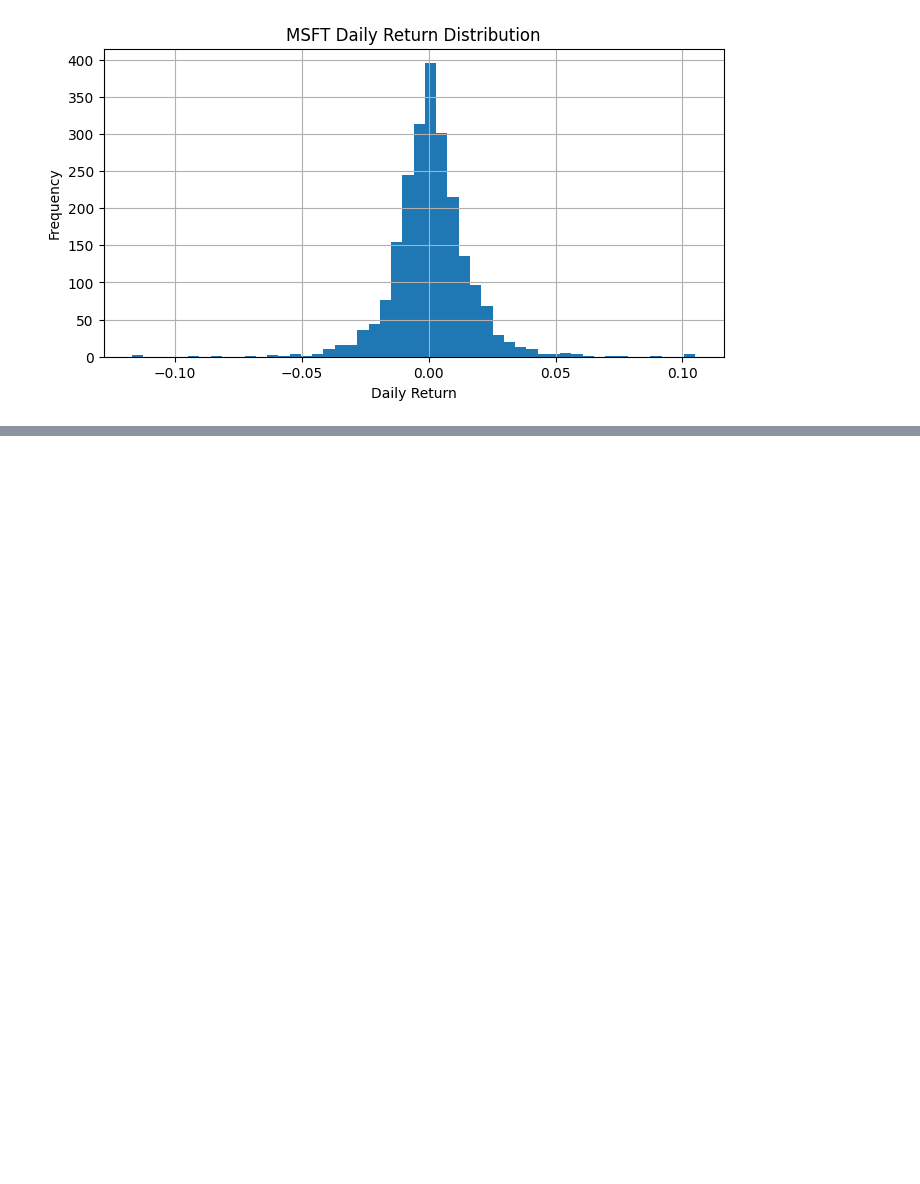
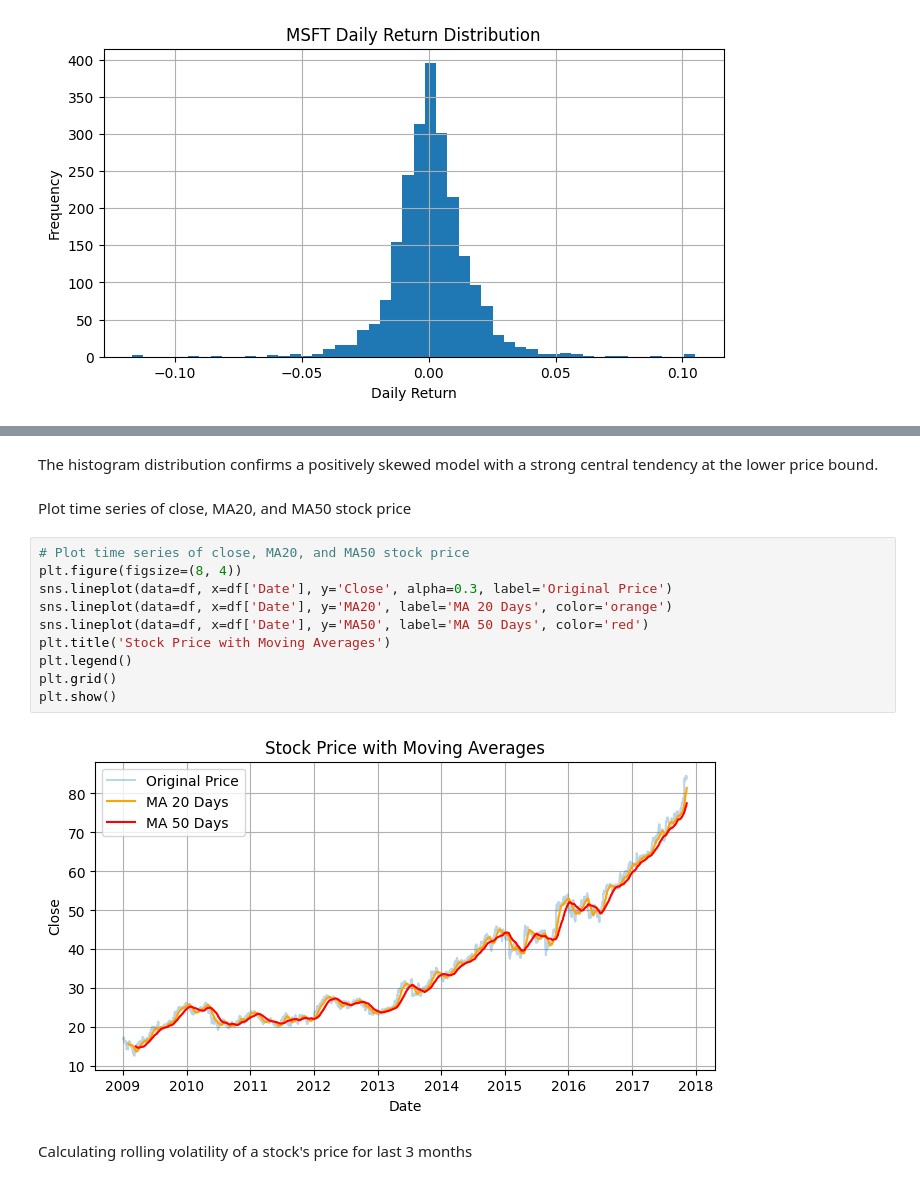
Before and after one commit to Coolgayte/cs3244-stock-forecasting, a Jupyter notebook: notebooks/Microsoft_EDA.ipynb, the cells around one changed output, grey strips where cells are left out. Saved outputs shown, nothing was run; the diff lists cells and outputs as text; blank space fills up the shorter version.

```diff
--- a/notebooks/Microsoft_EDA.ipynb
+++ b/notebooks/Microsoft_EDA.ipynb
@@ -101,0 +133,18 @@ plt.show()
+# %% [markdown]
+The histogram distribution confirms a positively skewed model with a strong central tendency at the lower price bound.
+# %% [markdown]
+Plot time series of close, MA20, and MA50 stock price
+# %%
+# Plot time series of close, MA20, and MA50 stock price
+plt.figure(figsize=(8, 4))
+sns.lineplot(data=df, x=df['Date'], y='Close', alpha=0.3, label='Original Price')
+sns.lineplot(data=df, x=df['Date'], y='MA20', label='MA 20 Days', color='orange')
+sns.lineplot(data=df, x=df['Date'], y='MA50', label='MA 50 Days', color='red')
+plt.title('Stock Price with Moving Averages')
+plt.legend()
+plt.grid()
+plt.show()
+# %% [output]
+[figure, added]
+# %% [markdown]
+Calculating rolling volatility of a stock's price for last 3 months
```
Also changed, not shown: parts of 11 cells of this notebook.
